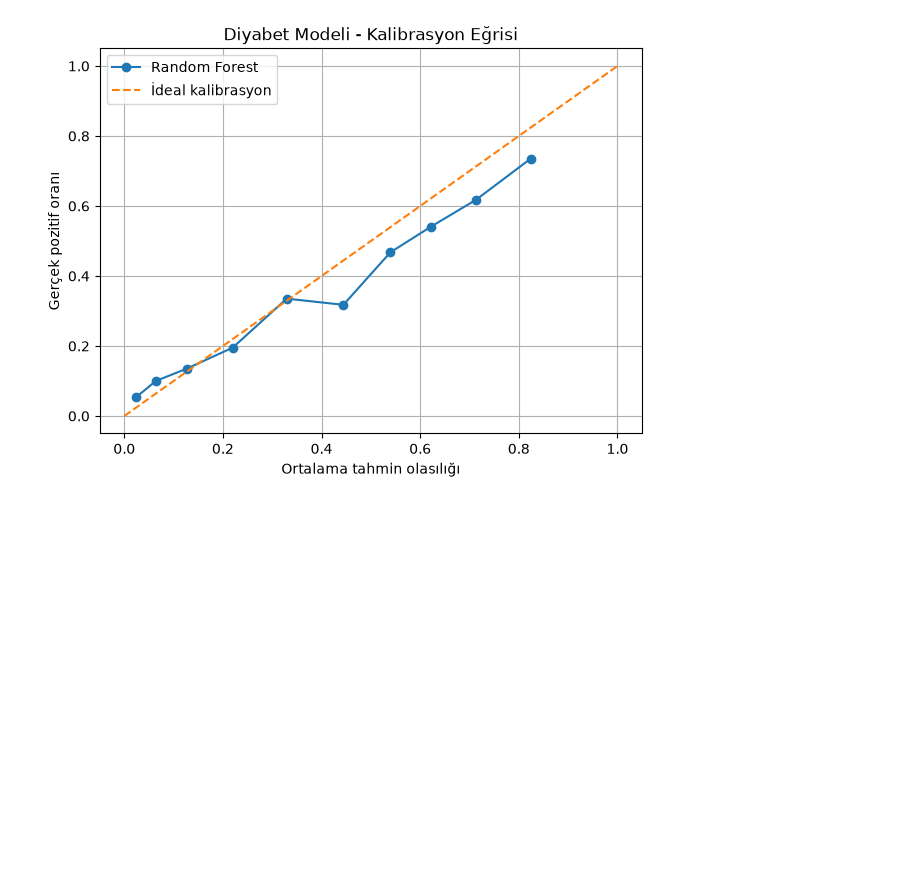
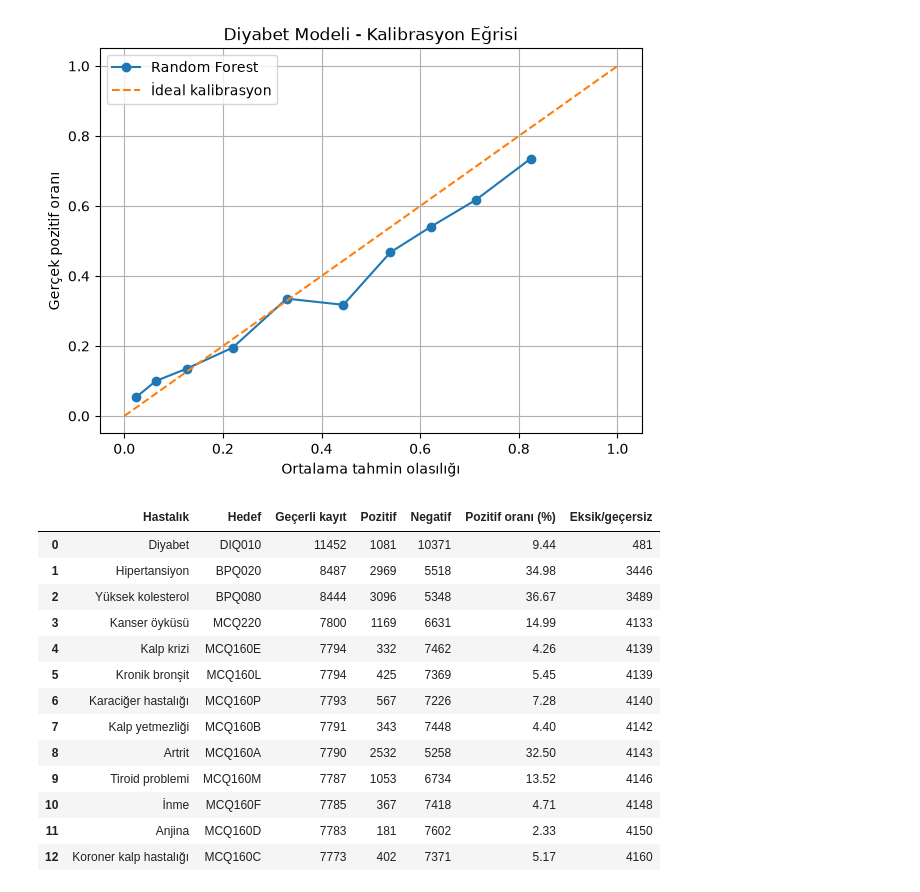
Before and after one commit to Huseyinyagmur/personalized-health-risk-assistant, a Jupyter notebook: nhanes_analysis.ipynb, the cells around one changed output. Cells and saved outputs as stored; diff of their text form; code cells hidden in the pictures; blank space fills up the shorter version.

```diff
--- a/nhanes_analysis.ipynb
+++ b/nhanes_analysis.ipynb
@@ -2229,3 +2212,68 @@ plt.grid(True)
 plt.show()
 # %% [output]
 [figure]
+# %%
+import pandas as pd
+
+disease_targets = {
+    "Diyabet": "DIQ010",
+    "Hipertansiyon": "BPQ020",
+    "Yüksek kolesterol": "BPQ080",
+    "Artrit": "MCQ160A",
+    "Kalp yetmezliği": "MCQ160B",
+    "Koroner kalp hastalığı": "MCQ160C",
+    "Anjina": "MCQ160D",
+    "Kalp krizi": "MCQ160E",
+    "İnme": "MCQ160F",
+    "Kronik bronşit": "MCQ160L",
+    "Tiroid problemi": "MCQ160M",
+    "Karaciğer hastalığı": "MCQ160P",
+    "Kanser öyküsü": "MCQ220"
+}
+
+results = []
+
+for disease, target in disease_targets.items():
+    if target not in merged_df.columns:
+        continue
+
+    y = merged_df[target]
+    valid = y.isin([1, 2])
+
+    yes_count = (y == 1).sum()
+    no_count = (y == 2).sum()
+    valid_count = valid.sum()
+
+    results.append({
+        "Hastalık": disease,
+        "Hedef": target,
+        "Geçerli kayıt": int(valid_count),
+        "Pozitif": int(yes_count),
+        "Negatif": int(no_count),
+        "Pozitif oranı (%)": round(
+            100 * yes_count / valid_count, 2
+        ) if valid_count else 0,
+        "Eksik/geçersiz": int((~valid).sum())
+    })
+
+disease_summary = pd.DataFrame(results)
+display(
+    disease_summary.sort_values(
+        "Geçerli kayıt", ascending=False
+    ).reset_index(drop=True)
+)
+# %% [output]
+|  | Hastalık | Hedef | Geçerli kayıt | Pozitif | Negatif | Pozitif oranı (%) | Eksik/geçersiz |
+| 0 | Diyabet | DIQ010 | 11452 | 1081 | 10371 | 9.44 | 481 |
+| 1 | Hipertansiyon | BPQ020 | 8487 | 2969 | 5518 | 34.98 | 3446 |
+| 2 | Yüksek kolesterol | BPQ080 | 8444 | 3096 | 5348 | 36.67 | 3489 |
+| 3 | Kanser öyküsü | MCQ220 | 7800 | 1169 | 6631 | 14.99 | 4133 |
+| 4 | Kalp krizi | MCQ160E | 7794 | 332 | 7462 | 4.26 | 4139 |
+| 5 | Kronik bronşit | MCQ160L | 7794 | 425 | 7369 | 5.45 | 4139 |
+| 6 | Karaciğer hastalığı | MCQ160P | 7793 | 567 | 7226 | 7.28 | 4140 |
+| 7 | Kalp yetmezliği | MCQ160B | 7791 | 343 | 7448 | 4.40 | 4142 |
+| 8 | Artrit | MCQ160A | 7790 | 2532 | 5258 | 32.50 | 4143 |
+| 9 | Tiroid problemi | MCQ160M | 7787 | 1053 | 6734 | 13.52 | 4146 |
+| 10 | İnme | MCQ160F | 7785 | 367 | 7418 | 4.71 | 4148 |
+| 11 | Anjina | MCQ160D | 7783 | 181 | 7602 | 2.33 | 4150 |
+| 12 | Koroner kalp hastalığı | MCQ160C | 7773 | 402 | 7371 | 5.17 | 4160 |
```
Also changed, not shown: parts of 27 cells of this notebook, 1 other file.
